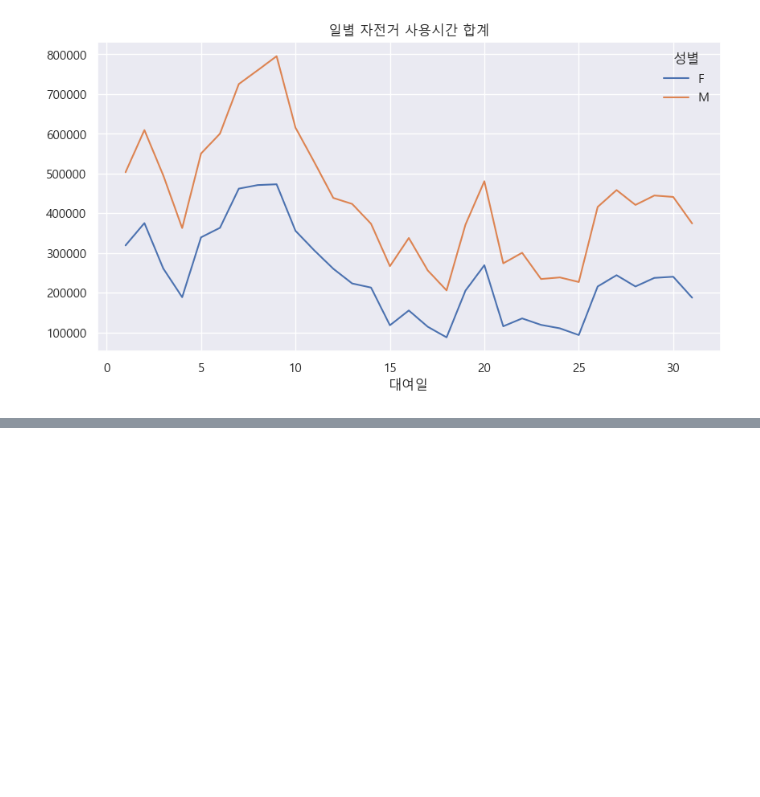
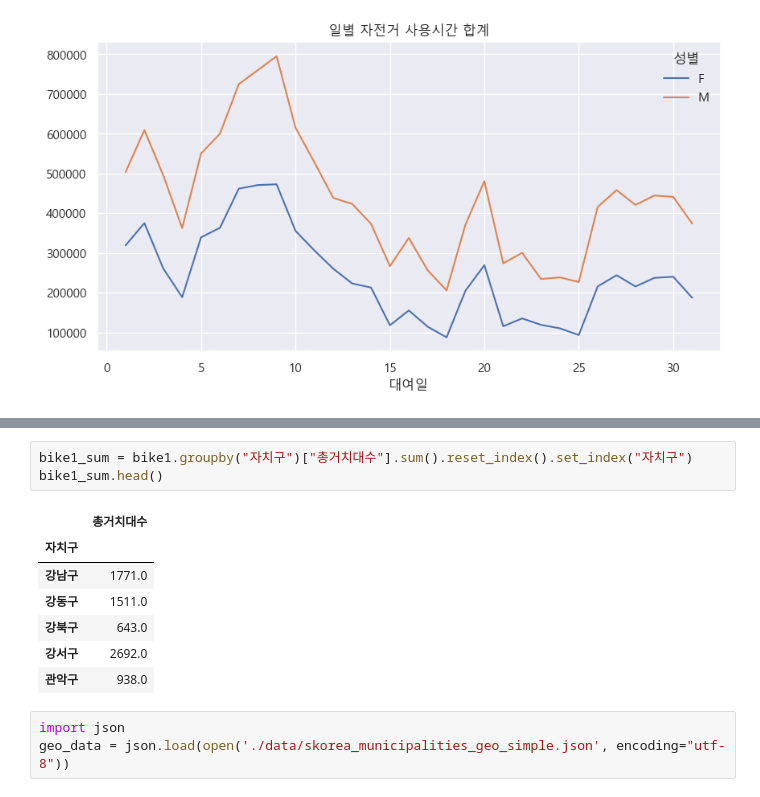
Before and after one commit to wotlanavercom/pythonsource, a Jupyter notebook: project/따릉이.ipynb, the cells around one changed output, grey strips where cells are left out. Drawn from its saved outputs; the diff is of its cells as text; blank space fills up the shorter version.

```diff
--- a/project/따릉이.ipynb
+++ b/project/따릉이.ipynb
@@ -411,0 +431,14 @@ bike_fm.plot(title="일별 자전거 사용시간 합계");
+# %%
+bike1_sum = bike1.groupby("자치구")["총거치대수"].sum().reset_index().set_index("자치구")
+bike1_sum.head()
+# %% [output]
+|  | 총거치대수 |
+| 자치구 |  |
+| 강남구 | 1771.0 |
+| 강동구 | 1511.0 |
+| 강북구 | 643.0 |
+| 강서구 | 2692.0 |
+| 관악구 | 938.0 |
+# %%
+import json
+geo_data = json.load(open('./data/skorea_municipalities_geo_simple.json', encoding="utf-8"))
```
Also changed, not shown: parts of 10 cells of this notebook, 3 other files.
